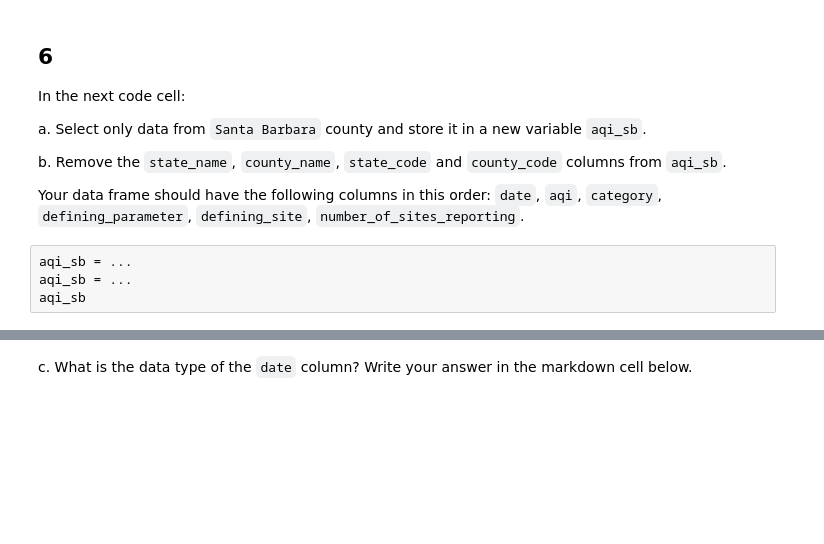
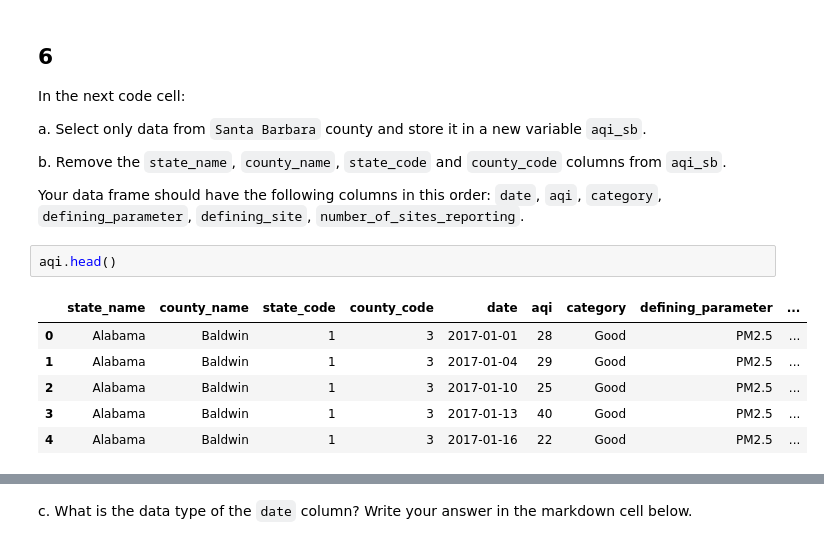
Before and after one commit to moniqueallyson/eds220-hwk2, a Jupyter notebook: task3/hwk2-task3-aqi.ipynb, the cells around one changed output, grey strips where cells are left out. Drawn from its saved outputs; the diff is of its cells as text; blank space fills up the shorter version.

```diff
--- a/task3/hwk2-task3-aqi.ipynb
+++ b/task3/hwk2-task3-aqi.ipynb
@@ -191,7 +228,12 @@ a. Select only data from `Santa Barbara` county and store it in a new variable `
 b. Remove the `state_name`, `county_name`, `state_code` and `county_code` columns from `aqi_sb`.
 
 Your data frame should have the following columns in this order: `date`, `aqi`, `category`, `defining_parameter`, `defining_site`, `number_of_sites_reporting`.
-# %%
-aqi_sb = ...
-aqi_sb = ...
-aqi_sb
+# %%
+aqi.head()
+# %% [output]
+|  | state_name | county_name | state_code | county_code | date | aqi | category | defining_parameter | ... |
+| 0 | Alabama | Baldwin | 1 | 3 | 2017-01-01 | 28 | Good | PM2.5 | ... |
+| 1 | Alabama | Baldwin | 1 | 3 | 2017-01-04 | 29 | Good | PM2.5 | ... |
+| 2 | Alabama | Baldwin | 1 | 3 | 2017-01-10 | 25 | Good | PM2.5 | ... |
+| 3 | Alabama | Baldwin | 1 | 3 | 2017-01-13 | 40 | Good | PM2.5 | ... |
+| 4 | Alabama | Baldwin | 1 | 3 | 2017-01-16 | 22 | Good | PM2.5 | ... |
```
Also changed, not shown: parts of 12 cells of this notebook.
